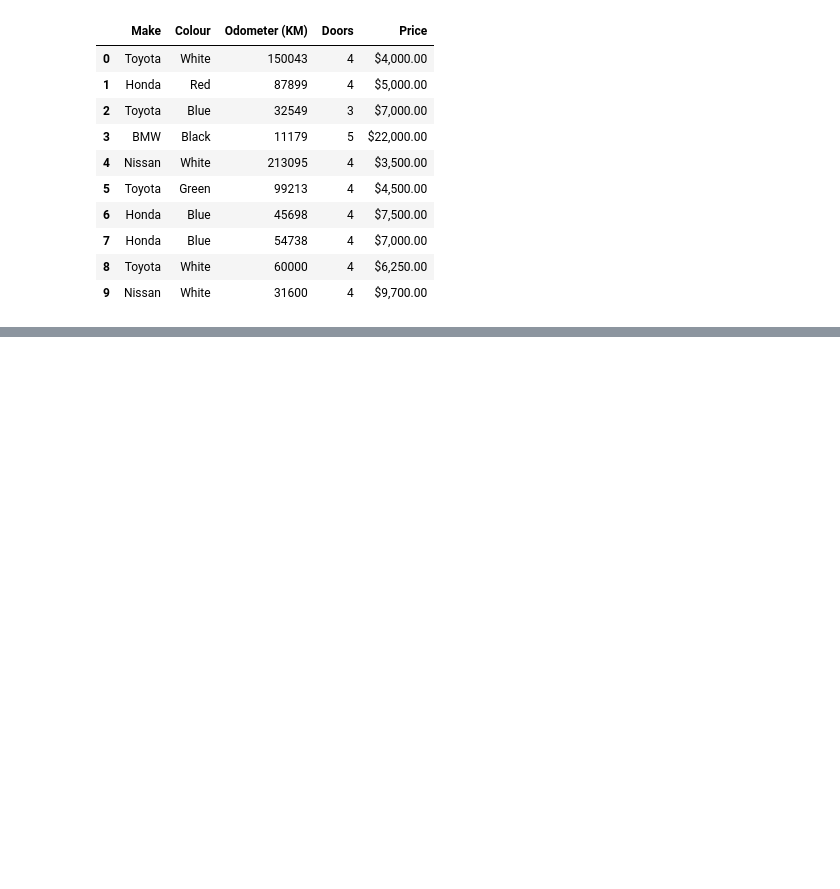
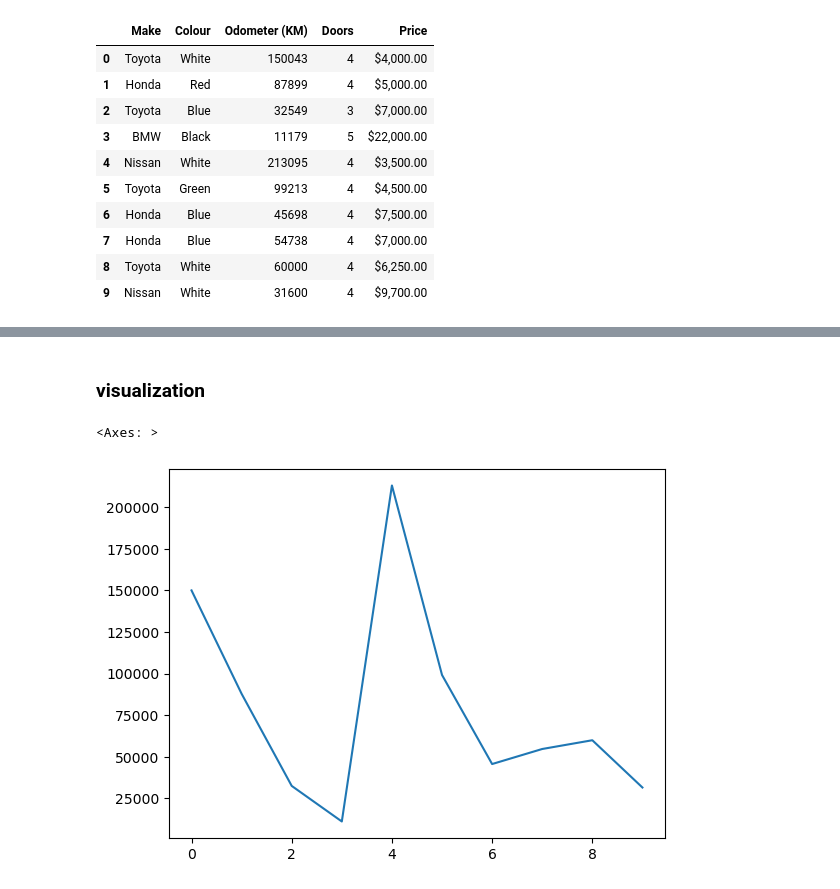
Before and after one commit to AJakif/MachineLearning-Practice, a Jupyter notebook: IntroToPandas/Introduction-to-pandas.ipynb, the cells around one changed output, grey strips where cells are left out. Saved outputs shown, nothing was run; the diff lists cells and outputs as text; code cells hidden in the pictures; blank space fills up the shorter version.

```diff
--- a/IntroToPandas/Introduction-to-pandas.ipynb
+++ b/IntroToPandas/Introduction-to-pandas.ipynb
@@ -49,0 +410,2 @@ car_sales
+# %% [markdown]
+### visualization
@@ -49,0 +415,5 @@ car_sales
+# %%
+car_sales["Odometer (KM)"].plot()
+# %% [output]
+<Axes: >
+[figure, added]
```
Also changed, not shown: parts of 88 cells of this notebook, 5 other files.
